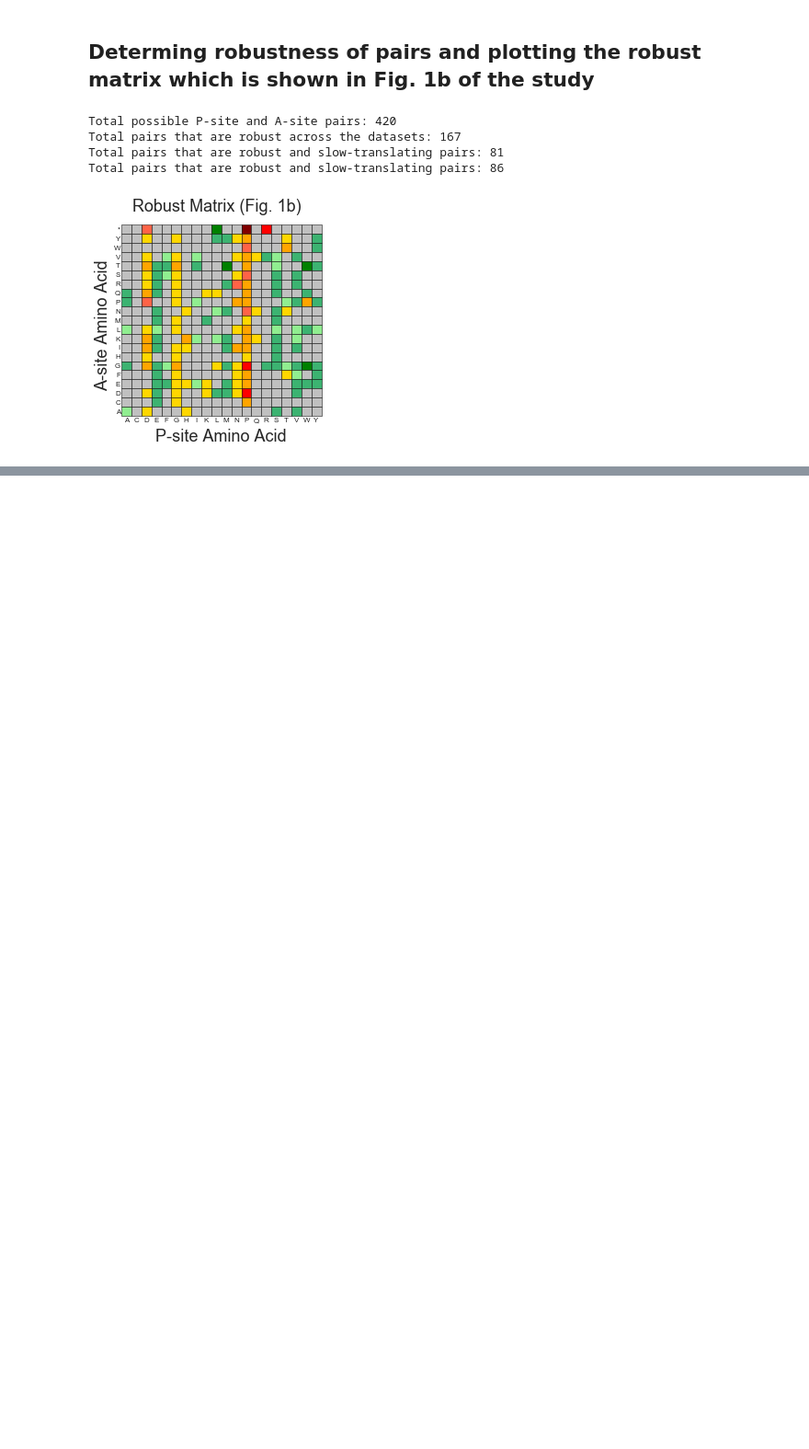
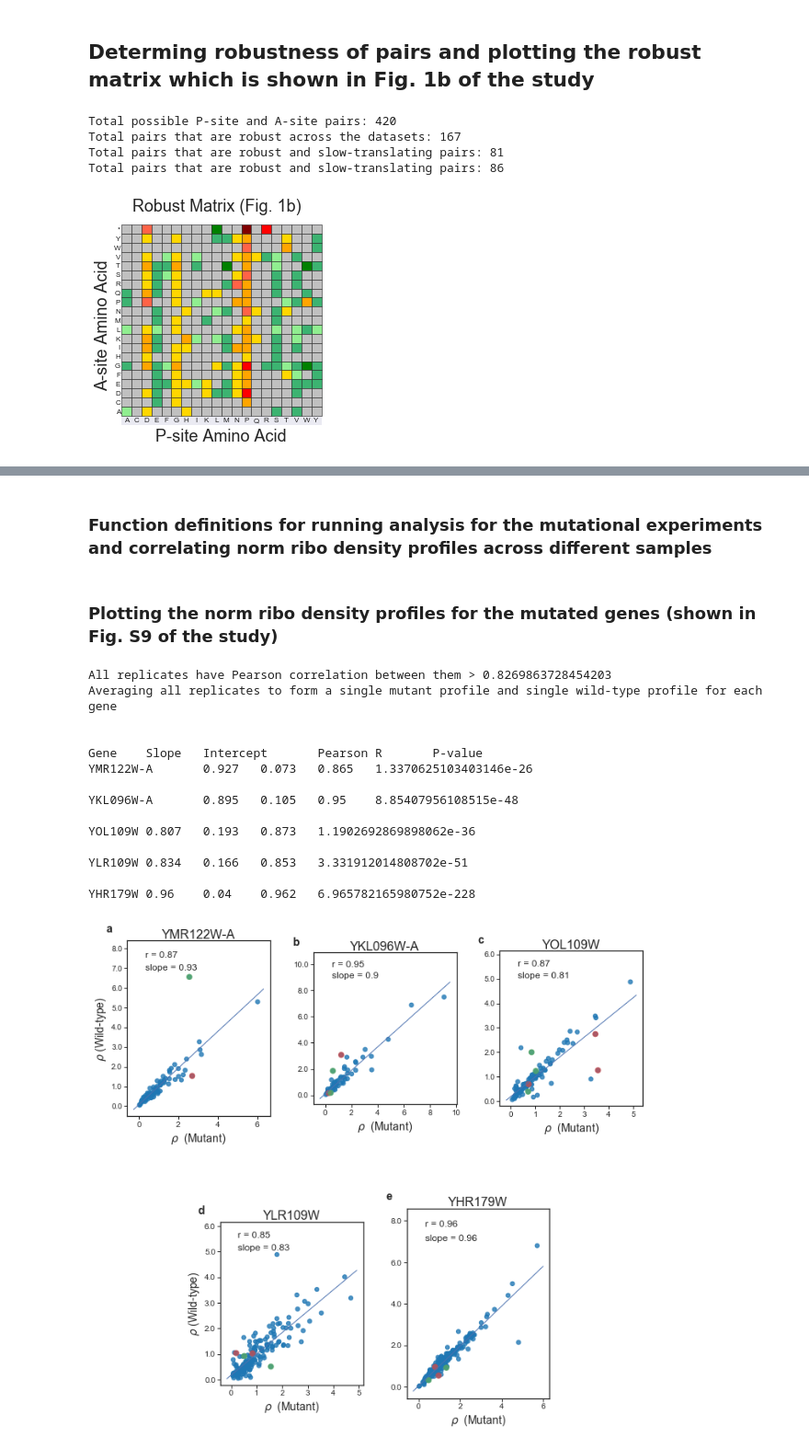
Before and after one commit to obrien-lab/P-site-A-site-pairs-analysis, a Jupyter notebook: P-site_A-site_pairs_project_data_analysis.ipynb, the cells around one changed output, grey strips where cells are left out. Shown at 92% size. Saved outputs shown, nothing was run; the diff lists cells and outputs as text; code cells hidden in the pictures; blank space fills up the shorter version.

```diff
--- a/P-site_A-site_pairs_project_data_analysis.ipynb
+++ b/P-site_A-site_pairs_project_data_analysis.ipynb
@@ -147,7 +155,7 @@ The mpl_toolkits.axes_grid module was deprecated in Matplotlib 2.1 and will be r
 # Parses A-site file for reads per nucleotide.
 # Converts reads per nucleotide to raw reads per codon. Then normalized read density profiles are obtained by dividing the raw reads at each codon position by average raw reads across the gene.
 # Filters genes according to the criteria specified in options: list of genes/genes which have at least 3 reads per codon or/and do not overlap with any other genes or/and do not have introns
-def gene_codon_filter(asite_file, mul_map_file, mul_map_threshold=0.1, filter_threshold=0.1, read_threshold=3, dataset='', genelist=None, strict=True, relaxed=False, print_stats=False):
+def gene_codon_filter(asite_file, mul_map_file, mul_map_threshold=0.1, filter_threshold=0.1, read_threshold=3, dataset='', all_genes=False, genelist=None, strict=True, relaxed=False, print_stats=False):
     # Total unique reads mapped to a gene
     unique_mapped_reads = {}
     # Total multiple mapped reads mapped to a gene
@@ -234,8 +242,11 @@ def gene_codon_filter(asite_file, mul_map_file, mul_map_threshold=0.1, filter_th
         # Select for high coverage genes based on how many positions have non-zero reads
         number_of_zeroes = codon_dict[gene].count(0)
 
+        # If this boolean is set to True, get the norm read density profiles for all genes
+        if all_genes:
+            norm_density_dict[gene] = [raw_density / mean_read_density for raw_density in codon_dict[gene]]
         # If a list of genes is specified, then the norm ribosome density profiles are obtained for these set of genes only
-        if genelist is not None and gene in genelist:
+        elif genelist is not None and gene in genelist:
             norm_density_dict[gene] = [raw_density / mean_read_density for raw_density in codon_dict[gene]]
 #             if gene == "YKL096W-A":
 #                 print(dataset+'\tYKL096W-A:\t'+str(norm_density_dict[gene]))
@@ -255,7 +266,9 @@ def gene_codon_filter(asite_file, mul_map_file, mul_map_threshold=0.1, filter_th
                 no_of_genes += 1
                 norm_density_dict[gene] = [raw_density / mean_read_density for raw_density in codon_dict[gene]]
 
-    if genelist is not None:
+    if all_genes:
+        print("Getting the norm ribo density profiles for all " + str(len(dict_len)) + " genes in " + dataset + " dataset")
+    elif genelist is not None:
         print("Getting the norm ribo density profiles for a constant set of "+str(len(genelist))+" genes in "+dataset+" dataset")
     elif relaxed:
         print("No. of genes which have which have greater than " + str(filter_threshold * 100) + "% of positions > 0 for "+dataset+" dataset: " + str(no_of_genes))
@@ -947,0 +1217,10 @@ Total pairs that are robust and slow-translating pairs: 86
+# %%
+phaseI_list_samples = ['YMR_rep1', 'YMR_rep2', 'YKL_rep1', 'YKL_rep2', 'YLR_rep1', 'YLR_rep2', 'YOL_rep1', 'YOL_rep2']
+phaseII_list_samples = ['YHR_rep1', 'YHR_rep2', 'YHR_rep3', 'YHR_rep4', 'YOL-A_rep1', 'YOL-A_rep2', 'YOL-A_rep3', 'YOL-A_rep4',
+                            'YOL-B_rep1', 'YOL-B_rep2', 'YOL-B_rep3', 'YOL-B_rep4']
+
+dict_norm_ribo_density = {'PhaseI': {}, 'PhaseII': {}}
+for sample in phaseI_list_samples:
+    dict_norm_ribo_density['PhaseI'][sample] = gene_codon_filter('Data_files/Mutant_data/'+sample+'/A-site_profiles.tab', 'Data_files/Mutant_data/'+sample+'/Multiple_mapped_gene_read_counts_20_35.tab', dataset=sample, all_genes=True)
+for sample in phaseII_list_samples:
+    dict_norm_ribo_density['PhaseII'][sample] = gene_codon_filter('Data_files/Mutant_data/'+sample+'/A-site_profiles.tab', 'Data_files/Mutant_data/'+sample+'/Multiple_mapped_gene_read_counts_20_35.tab', dataset=sample, all_genes=True)
@@ -947,0 +1246,2 @@ Total pairs that are robust and slow-translating pairs: 86
+# %% [markdown]
+### Function definitions for running analysis for the mutational experiments and correlating norm ribo density profiles across different samples
@@ -947,0 +1366,23 @@ Total pairs that are robust and slow-translating pairs: 86
+# %% [markdown]
+### Plotting the norm ribo density profiles for the mutated genes (shown in Fig. S9 of the study)
+# %%
+mutant_gene_list = ['YMR122W-A', 'YKL096W-A', 'YOL109W', 'YLR109W', 'YHR179W']
+dict_mut_pos = {'YMR122W-A': [56], 'YKL096W-A': [32, 62], 'YOL109W': [14, 99, 106], 'YLR109W': [140, 162], 'YHR179W': [150, 339]}
+
+mutant_gene_correlations(dict_norm_ribo_density, mutant_gene_list, dict_mut_pos)
+# %% [output]
+All replicates have Pearson correlation between them > 0.8269863728454203
+Averaging all replicates to form a single mutant profile and single wild-type profile for each gene
+
+
+Gene    Slope   Intercept       Pearson R       P-value
+YMR122W-A       0.927   0.073   0.865   1.3370625103403146e-26
+
+YKL096W-A       0.895   0.105   0.95    8.85407956108515e-48
+
+YOL109W 0.807   0.193   0.873   1.1902692869898062e-36
+
+YLR109W 0.834   0.166   0.853   3.331912014808702e-51
+
+YHR179W 0.96    0.04    0.962   6.965782165980752e-228
+[figure, added]
```
Also changed, not shown: parts of 34 cells of this notebook.
